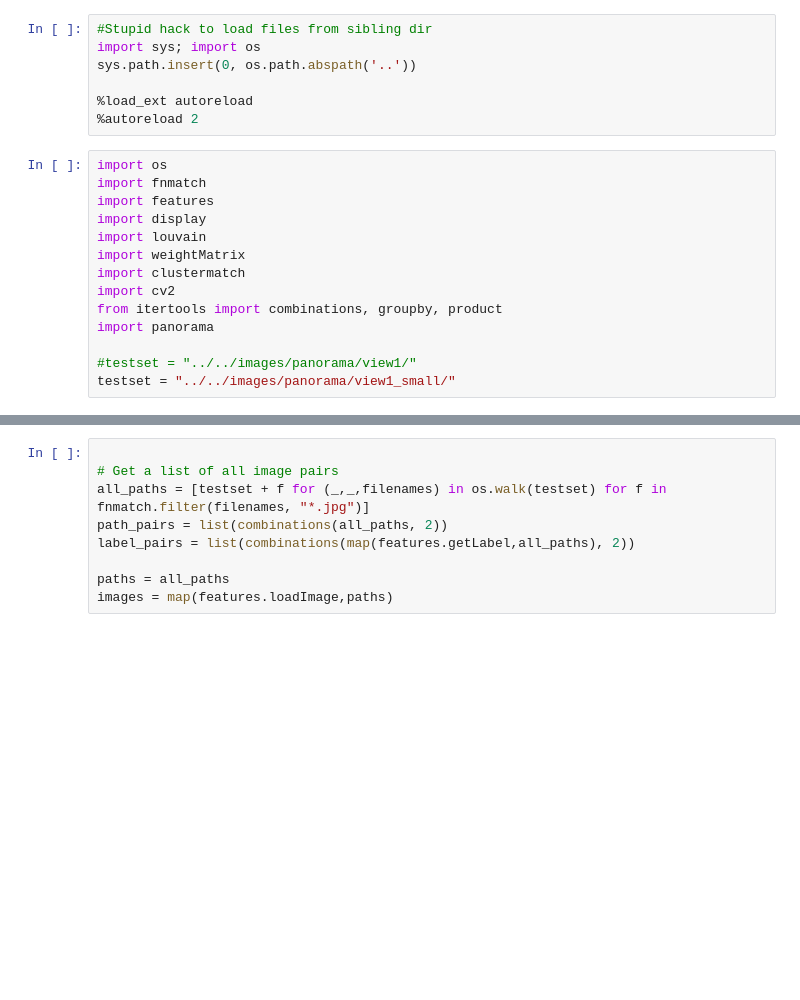
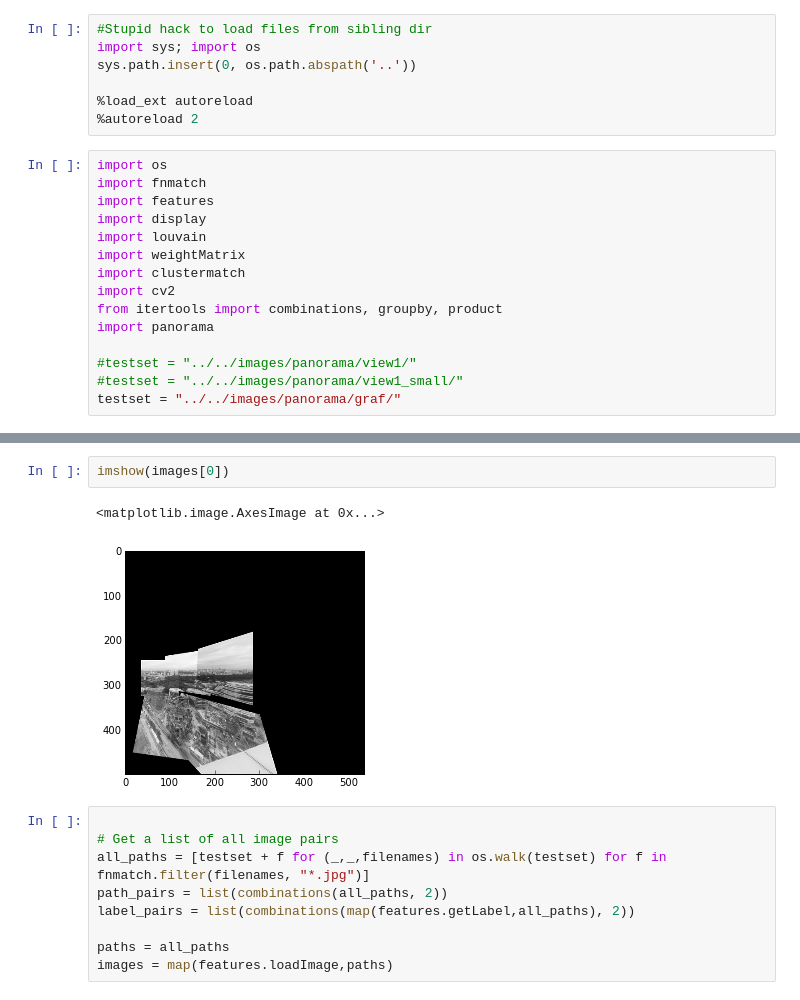
Before and after one commit to arnfred/Mirror-Match, a Jupyter notebook: code/face-cluster/Panorama.ipynb, the cells around one changed output, grey strips where cells are left out. Drawn from its saved outputs; the diff is of its cells as text; blank space fills up the shorter version.

```diff
--- a/code/face-cluster/Panorama.ipynb
+++ b/code/face-cluster/Panorama.ipynb
@@ -18,6 +18,7 @@ from itertools import combinations, groupby, product
 import panorama
 
 #testset = "../../images/panorama/view1/"
-testset = "../../images/panorama/view1_small/"
+#testset = "../../images/panorama/view1_small/"
+testset = "../../images/panorama/graf/"
 # %%
 images = panorama.match(testset)
@@ -24,3 +61,8 @@ images = panorama.match(testset)
+# %%
+imshow(images[0])
+# %% [output]
+<matplotlib.image.AxesImage at 0x...>
+[figure, added]
 # %%
 
 # Get a list of all image pairs
```
Also changed, not shown: parts of 1 cell of this notebook, 2 other files.
